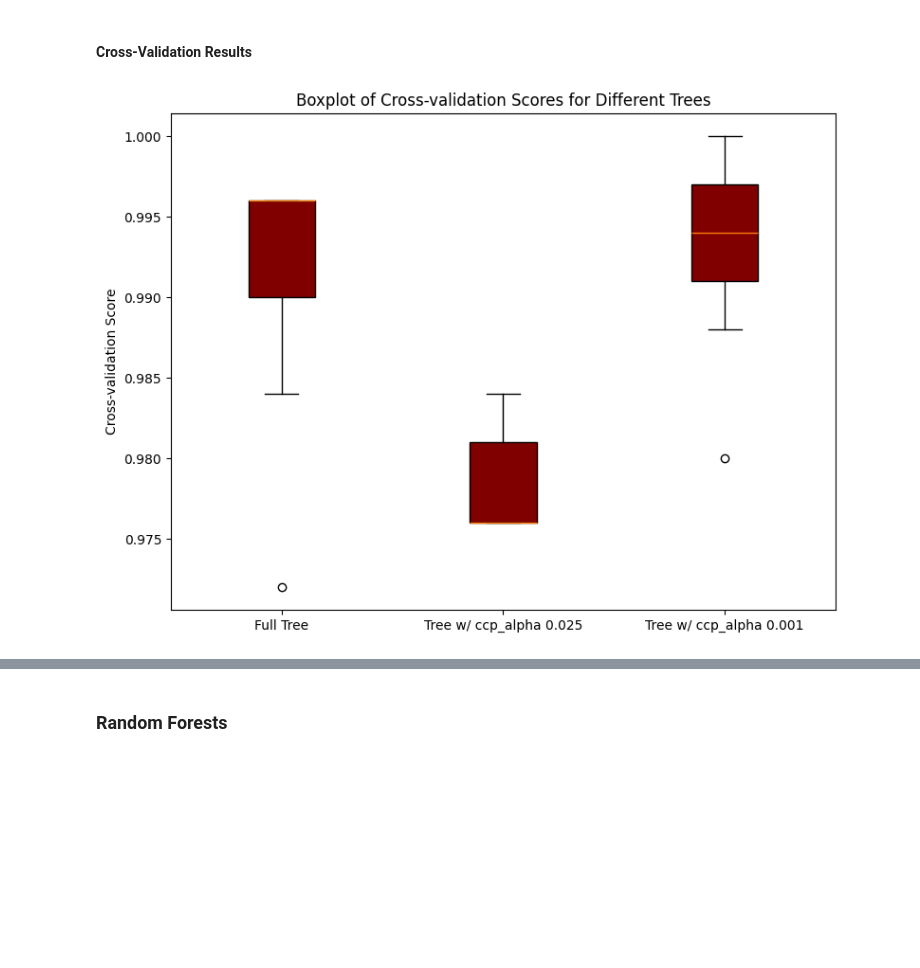
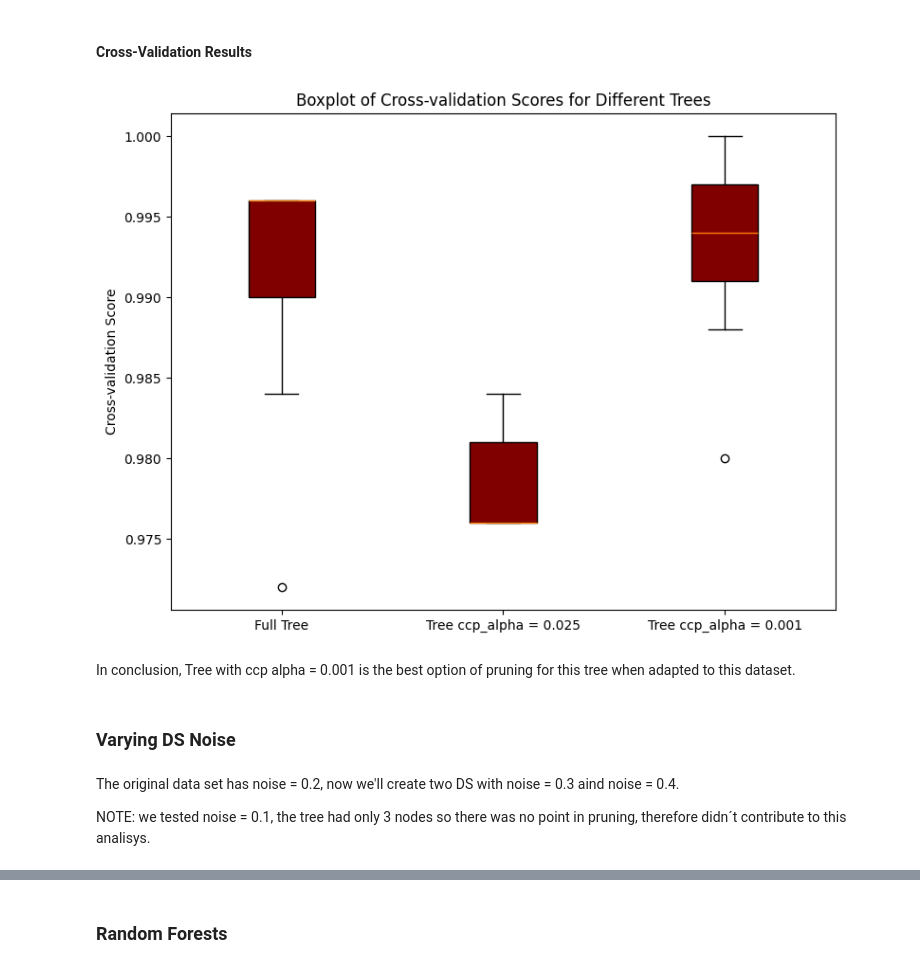
Before and after one commit to RodriCouto/ML_na_previsao_do_tempo_de_internato, a Jupyter notebook: babs.ipynb, the cells around one changed output, grey strips where cells are left out. Saved outputs shown, nothing was run; the diff lists cells and outputs as text; code cells hidden in the pictures; blank space fills up the shorter version.

Commit message:
noisy ass data

```diff
--- a/babs.ipynb
+++ b/babs.ipynb
@@ -273,11 +277,19 @@ df_cv_scores = pd.DataFrame({
 })
 # %%
 plt.figure(figsize=(8, 6))
-plt.boxplot([cv1, cv2, cv3], labels=['Full Tree', 'Tree w/ ccp_alpha 0.025', 'Tree w/ ccp_alpha 0.001'],
+plt.boxplot([cv1, cv2, cv3], labels=['Full Tree', 'Tree ccp_alpha = 0.025', 'Tree ccp_alpha = 0.001'],
             patch_artist=True, boxprops=dict(facecolor='maroon'))
 plt.ylabel('Cross-validation Score')
 plt.title('Boxplot of Cross-validation Scores for Different Trees')
 plt.tight_layout()
 plt.show()
 # %% [output]
-[figure, old version]
+[figure, new version]
+# %% [markdown]
+In conclusion, Tree with ccp alpha = 0.001 is the best option of pruning for this tree when adapted to this dataset.
+# %% [markdown]
+### Varying DS Noise
+# %% [markdown]
+The original data set has noise = 0.2, now we'll create two DS with noise = 0.3 aind noise = 0.4.
+
+NOTE: we tested noise = 0.1, the tree had only 3 nodes so there was no point in pruning, therefore didn´t contribute to this analisys.
```
Also changed, not shown: parts of 13 cells of this notebook.
